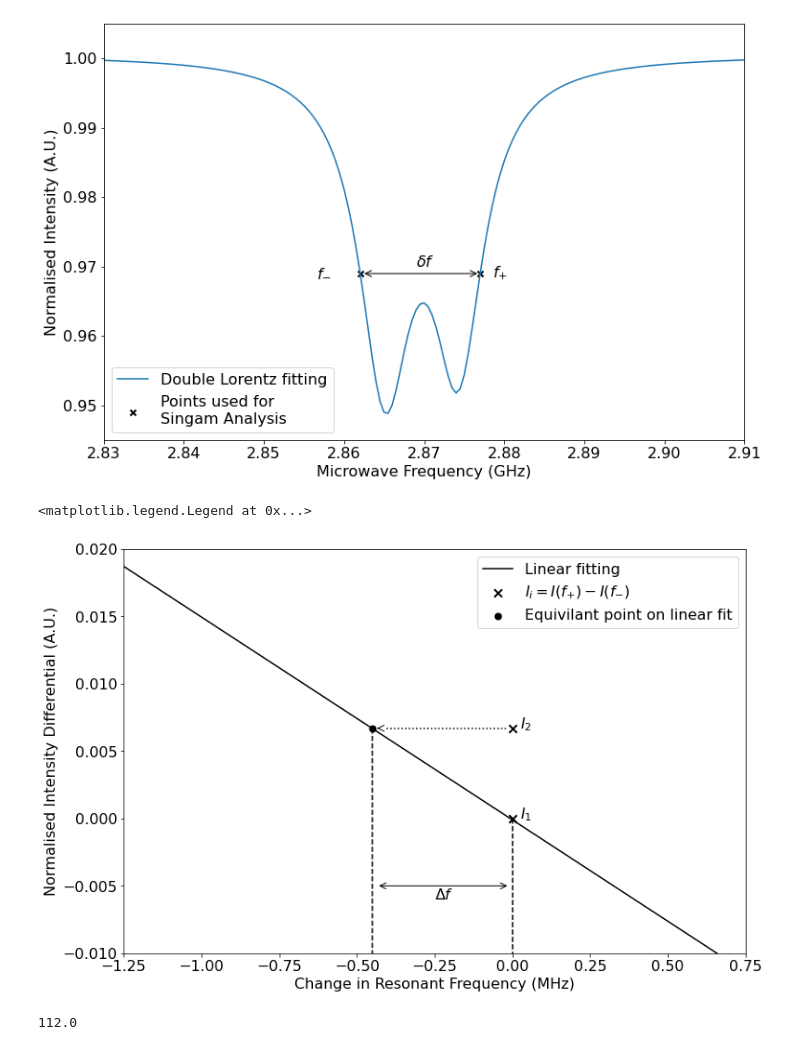
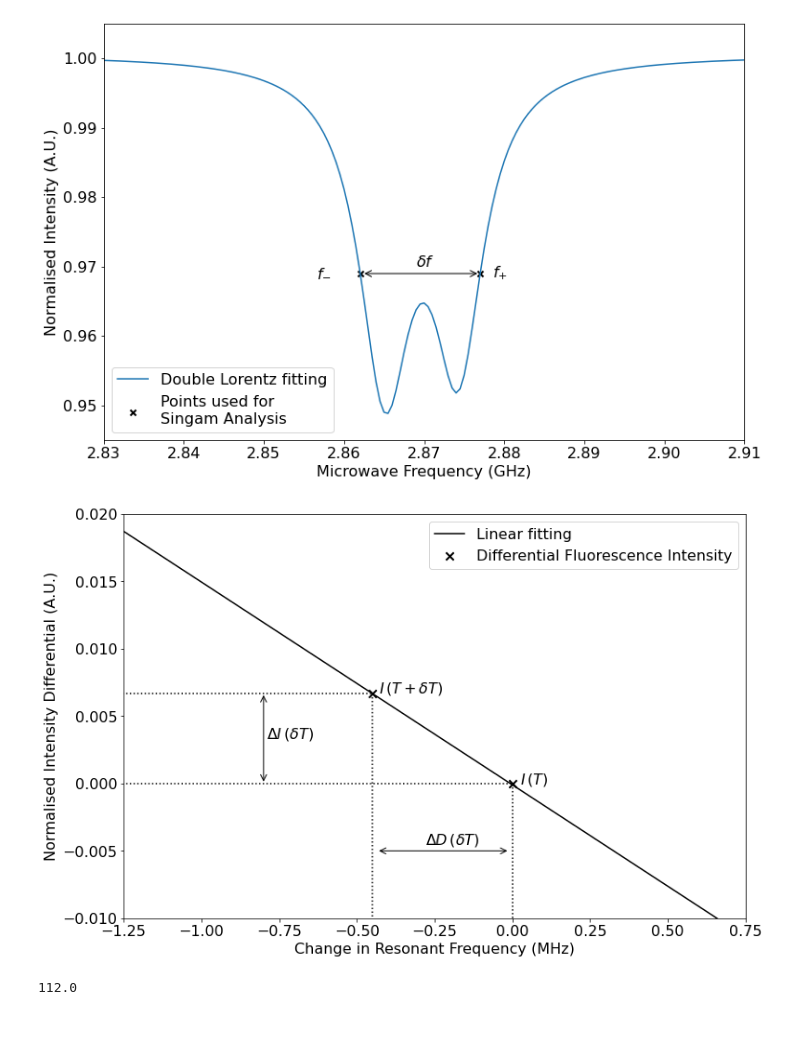
Before and after one commit to Corbyn93/Ryans_Python_Scripts, a Jupyter notebook: Ryan's Jupyter stuff/Thesis code/3 Temp Sensing Algorithms/20211111_Singam_temp_sensing_analysis_2.ipynb, the cells around one changed output. Cells and saved outputs as stored; diff of their text form; code cells hidden in the pictures.

```diff
--- a/Ryan's Jupyter stuff/Thesis code/3 Temp Sensing Algorithms/20211111_Singam_temp_sensing_analysis_2.ipynb
+++ b/Ryan's Jupyter stuff/Thesis code/3 Temp Sensing Algorithms/20211111_Singam_temp_sensing_analysis_2.ipynb
@@ -829,7 +839,7 @@ ax4.legend()
 # %%
 fig7, ax7 = plot.subplots()
 
-ax7.plot(freq_high_res-4.5, linear_fit, label = 'Linear fitting', color = 'k')
+ax7.plot(high_resolution_x-0.5, y_high_res, label = 'Linear fitting', color = 'k')
 
 ax7.set_xlabel('Change in Resonant Frequency (MHz)')
 ax7.set_ylabel('Normalised Intensity Differential (A.U.)')
@@ -837,47 +847,53 @@ ax7.set_ylabel('Normalised Intensity Differential (A.U.)')
 ax7.legend(loc = 'lower left')
 
 ax7.scatter(0,0, linewidth = '2', marker = 'x', color = 'k', s = 70)
-ax7.scatter(0, 0.0067, linewidth = '2', marker = 'x', color = 'k',
-            s = 70, label = r'$I_i = I(f_{+}) - I(f_{-})$')
+ax7.scatter(-0.450, 0.0067, linewidth = '2', marker = 'x', color = 'k',
+            s = 70, label = 'Differential Fluorescence Intensity')
 
-ax7.scatter(-0.450, 0.0067, linewidth = '2', marker = 'o', color = 'k', label = 'Equivilant point on linear fit')
+#ax7.scatter(-0.450, 0.0067, linewidth = '2', marker = 'o', color = 'k', label = 'Equivilant point on linear fit')
 
 ax7.axis([-1.25, 0.75, -0.01, 0.02])
 
 x_line = np.linspace(-0.45, 0, 10)
 y_line = np.linspace(0, 0.0067, 10)
 
 x_y = np.linspace(0.0067, 0.0067, 10)
 y_x = np.linspace(-0, -0, 10)
 
 #ax7.plot(x_line, x_y, linestyle = ':', color = 'k')
-plot.annotate(s='', xy=(-0.43, 0.0067), xytext=(-0.435, 0.0067), arrowprops=dict(arrowstyle='<-'))
+#plot.annotate(s='', xy=(-0.43, 0.0067), xytext=(-0.435, 0.0067), arrowprops=dict(arrowstyle='<-'))
 #plot.show()
 #ax7.plot(y_x, y_line, linestyle = ':', color = 'k')
 
-ax7.text(0.025, 0, r'$I_1$')
-ax7.text(0.025, 0.0067, r'$I_2$')
-ax7.text(-0.25, -0.006, r'$\Delta f $')
+ax7.text(0.025, 0, r'$I\,(T)$')
+ax7.text(-0.43, 0.0067, r'$I\,(T + \delta T)$')
+ax7.text(-0.28, -0.0045, r'$\Delta D \,(\delta T)$')
+ax7.text(-0.79 ,0.00335, r'$\Delta I \,(\delta T)$')
 
 x2 = [0,0]
 x3 = [-0.45, -0.45]
 
 y2 = [0, -0.15]
 y3 = [0.0067, -0.15]
 
-ax7.plot(x2, y2, linestyle = '--', color = 'k')
-ax7.plot(x3, y3, linestyle = '--', color = 'k')
+ax7.plot(x2, y2, linestyle = ':', color = 'k')
+ax7.plot(x3, y3, linestyle = ':', color = 'k')
 
-ax7.plot([-0.02, -0.41], [0.0067, 0.0067], linestyle = ':', color = 'k')
+ax7.plot([-1.3, -0.45], [0.0067, 0.0067], linestyle = ':', color = 'k')
+ax7.plot([-1.3, 0], [0, 0.],  linestyle = ':', color = 'k')
+
+#ax7.plot([-0.02, -0.41], [0.0067, 0.0067], linestyle = ':', color = 'k')
 
 plot.annotate(s='', xy=(-0.01, -0.005), xytext=(-0.435, -0.005), arrowprops=dict(arrowstyle='<->'))
+
+plot.annotate(s='', xy=(-0.8, -0.0), xytext=(-0.8, 0.0067), arrowprops=dict(arrowstyle='<->'))
+
 
 plot.legend()
 
 #fig7.savefig('H:\\My Documents\\Strathclyde_Back_up\\Thesis and Planning\\Thesis_plots\\' + 'Signam_analysis_03' + '.pdf')
 # %% [output]
-<matplotlib.legend.Legend at 0x...>
-[figure, old version]
+[figure, new version]
 # %%
 0.02*200*8*3.5
 # %% [output]
```
Also changed, not shown: parts of 1 cell of this notebook, 10 other files.
